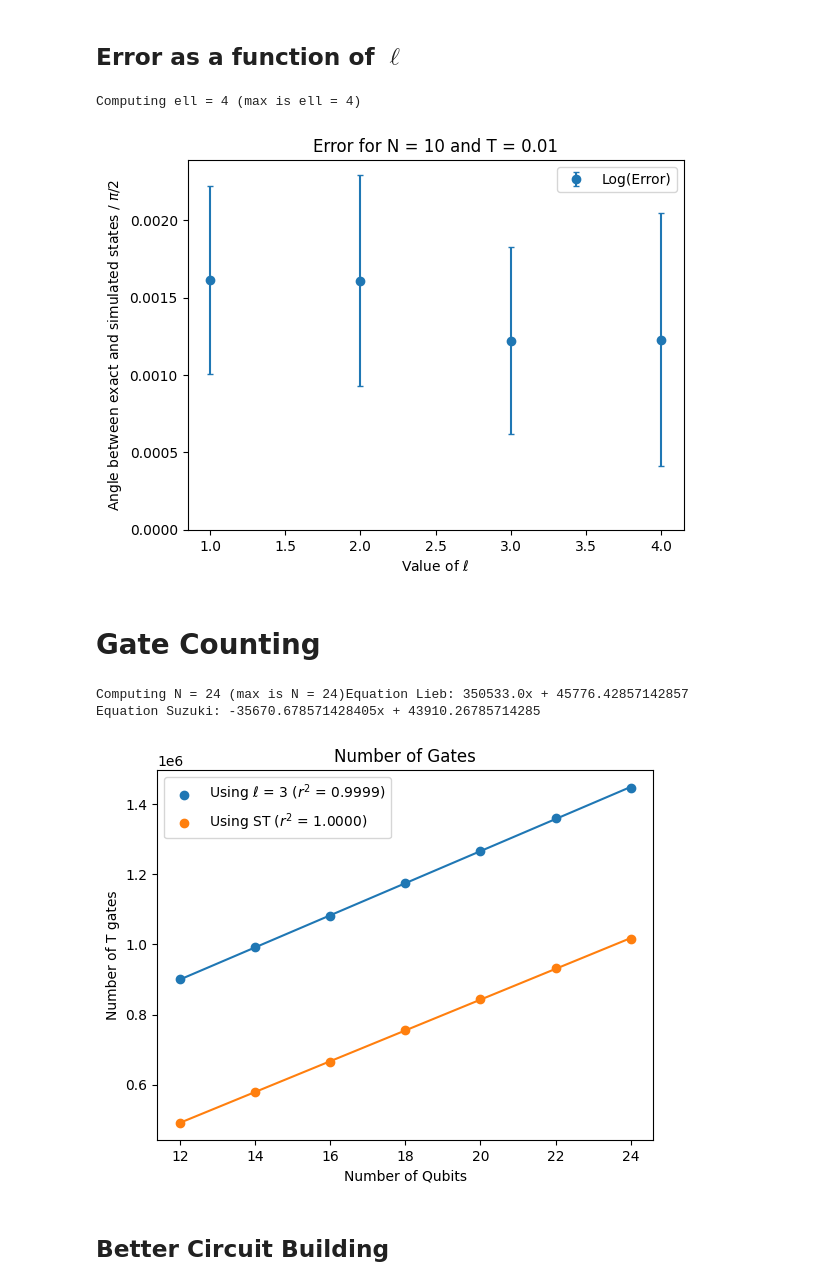
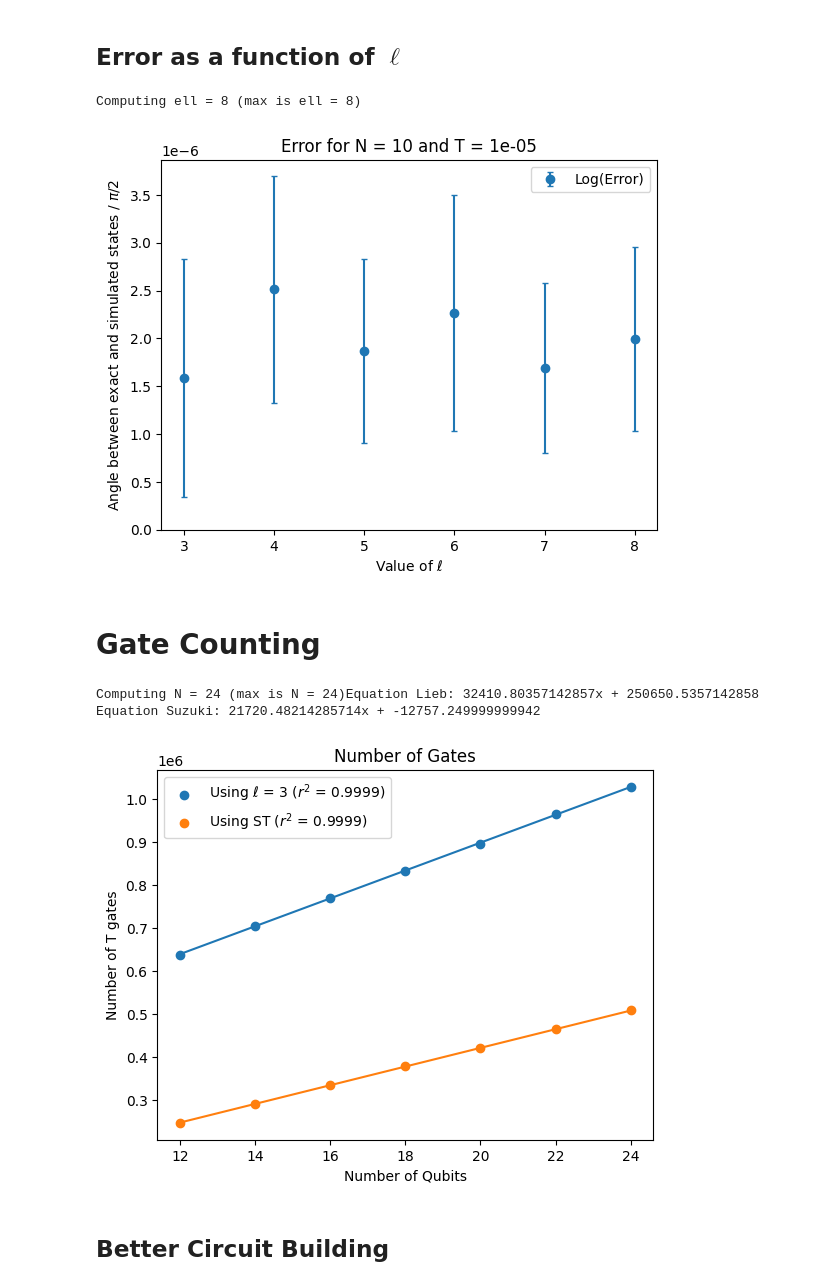
Before and after one commit to guilhermebaos/QUARMEN-Lessons, a Jupyter notebook: Quantum Algorithms/02-Final-Project.ipynb, the cells around one changed output. Saved outputs shown, nothing was run; the diff lists cells and outputs as text; code cells hidden in the pictures.

```diff
--- a/Quantum Algorithms/02-Final-Project.ipynb
+++ b/Quantum Algorithms/02-Final-Project.ipynb
@@ -299,27 +302,27 @@ def lieb_sim(state: Statevector, N: int, zz: np.ndarray, jj: list[float], ell: i
     # Therefore YZ = [N/2 - ell, N/2+ell)
 
     # Make sure N is even
-    if N % 2 == 1:
-        raise ValueError("Parameter N must be even!")
+    # if N % 2 == 1:
+    #     raise ValueError("Parameter N must be even!")
 
-    # Make sure N > 2 * ell (we should use N <= 2 * ell but setting N = 2 * ell is good for debugging)
-    if N < 2 * ell:
-        raise ValueError("We must have N > 2*ell")
+    # Make sure N > ell + 2
+    if N < ell:
+        raise ValueError("We must have N > ell")
 
 
+    # Qubits only on a single evolution operator
+    left = (N - ell) // 2
+    right = N - ell - left
+
     # Build the Hamiltonians
-    hamA = hamiltonian(N//2, zz[0:N//2], jj)
-    hamB = hamiltonian(N-N//2, zz[N//2:N], jj)
-    hamY = hamiltonian(ell, zz[N//2 - ell:N//2], jj)
-    hamZ = hamiltonian(ell, zz[N//2:N//2 + ell], jj)
-    hamYZ = hamiltonian(2 * ell, zz[N//2 - ell:N//2 + ell], jj)
+    hamA = hamiltonian(left + ell, zz[0:left+ell], jj)
+    hamY = hamiltonian(ell, zz[left:left+ell], jj)
+    hamYB = hamiltonian(right + ell, zz[left:N], jj)
 
     # Get the evolution opeartor
     evoA = PauliEvolutionGate(hamA, time=dt, label="$e^{-iH_A(dt)}$", synthesis=SuzukiTrotter(order, reps))
-    evoB = PauliEvolutionGate(hamB, time=dt, label="$e^{-iH_B(dt)}$", synthesis=SuzukiTrotter(order, reps))
     evoY = PauliEvolutionGate(hamY, time=-dt, label="$e^{iH_Y(dt)}$", synthesis=SuzukiTrotter(order, reps))
-    evoZ = PauliEvolutionGate(hamZ, time=-dt, label="$e^{iH_Z(dt)}$", synthesis=SuzukiTrotter(order, reps))
-    evoYZ = PauliEvolutionGate(hamYZ, time=dt, label="$e^{-iH_{YZ}(dt)}$", synthesis=SuzukiTrotter(order, reps))
+    evoYB = PauliEvolutionGate(hamYB, time=dt, label="$e^{-iH_{B\\cup Y}(dt)}$", synthesis=SuzukiTrotter(order, reps))
 
     # Qubit indexes
     qq = range(N)
@@ -339,11 +342,9 @@ def lieb_sim(state: Statevector, N: int, zz: np.ndarray, jj: list[float], ell: i
         qc.append(ini, qq)
 
         # Append time-evolution
-        qc.append(evoA, qq[0:N//2])
-        qc.append(evoB, qq[N//2:N])
-        qc.append(evoY, qq[N//2 - ell:N//2])
-        qc.append(evoZ, qq[N//2:N//2 + ell])
-        qc.append(evoYZ, qq[N//2 - ell:N//2 + ell])
+        qc.append(evoYB, qq[left:N])
+        qc.append(evoY, qq[left:left+ell])
+        qc.append(evoA, qq[0:left+ell])
 
         if draw and index == 0:
             display(qc.draw("mpl", style={"subfontsize": 0}))
@@ -555,12 +553,12 @@ Computing N = 10 (max is N = 10)
 # %%
 # PARAMETERS
 N = 10
-lmin = 1
-lmax = 4
+lmin = 3
+lmax = 8
 lsample = 6
 
-dt = 0.01
-t = 0.01
+dt = 1e-5
+t = 1e-5
 
 # Coupling
 jj = [0.25, 0.25, 0.25]
@@ -592,35 +590,35 @@ for ell in ll:
         tt, eps = error_lieb(state, N, zz, jj, ell, order=2, dt=dt, t=t, exact=True, draw=False)
         ee_temp += [eps[-1]]
 
     # Compute average and std
     ee_ave += [np.average(ee_temp)]
     ee_std += [np.std(ee_temp)]
 
 # Convert to array
 ee = np.array(ee_ave)
 
 # Linear regression
 model = LinearRegression()
 model.fit(ll_model, ee)
 
 a = model.intercept_
 b = model.coef_[0]
 r2 = model.score(ll_model, ee)
 
 reg = b * ll + a
 
 # Plot
 plt.errorbar(ll, ee/(np.pi/2), yerr=ee_std, fmt="o", capsize=2, label="Log(Error)")
 # plt.plot(ll, reg/(np.pi/2), label=f"Linear Regression with $r^2$ = {r2:.4f}")
 plt.title(f"Error for N = {N} and T = {t}")
 plt.xlabel("Value of $\\ell$")
 plt.ylabel("Angle between exact and simulated states / $\\pi/2$")
 plt.ylim(bottom=0)
 plt.legend()
 plt.show()
 # %% [output]
-Computing ell = 4 (max is ell = 4)
+Computing ell = 8 (max is ell = 8)
-[figure, old version]
+[figure, new version]
 # %% [markdown]
 # Gate Counting
 # %%
@@ -762,9 +760,9 @@ r2_suzuki = model.score(nn_model, gg_suzuki)
 
 reg_suzuki = b_suzuki * nn + a_suzuki
 
-
-print(f"Equation Lieb: {a_lieb}x + {b_lieb}")
-print(f"Equation Suzuki: {a_suzuki}x + {b_suzuki}")
+print("")
+print(f"Equation Lieb: {b_lieb}x + {a_lieb}")
+print(f"Equation Suzuki: {b_suzuki}x + {a_suzuki}")
 
 # Plot
 plt.scatter(nn, gg_lieb, label=f"Using $\\ell$ = {ell} ($r^2$ = {r2_lieb:.4f})")
@@ -777,9 +775,9 @@ plt.ylabel("Number of T gates")
 plt.legend()
 plt.show()
 # %% [output]
-Computing N = 24 (max is N = 24)Equation Lieb: 350533.0x + 45776.42857142857
-Equation Suzuki: -35670.678571428405x + 43910.26785714285
+Computing N = 24 (max is N = 24)Equation Lieb: 32410.80357142857x + 250650.5357142858
+Equation Suzuki: 21720.48214285714x + -12757.249999999942
-[figure, old version]
+[figure, new version]
 # %% [markdown]
 ## Better Circuit Building
 # %%
```
Also changed, not shown: parts of 6 cells of this notebook.
